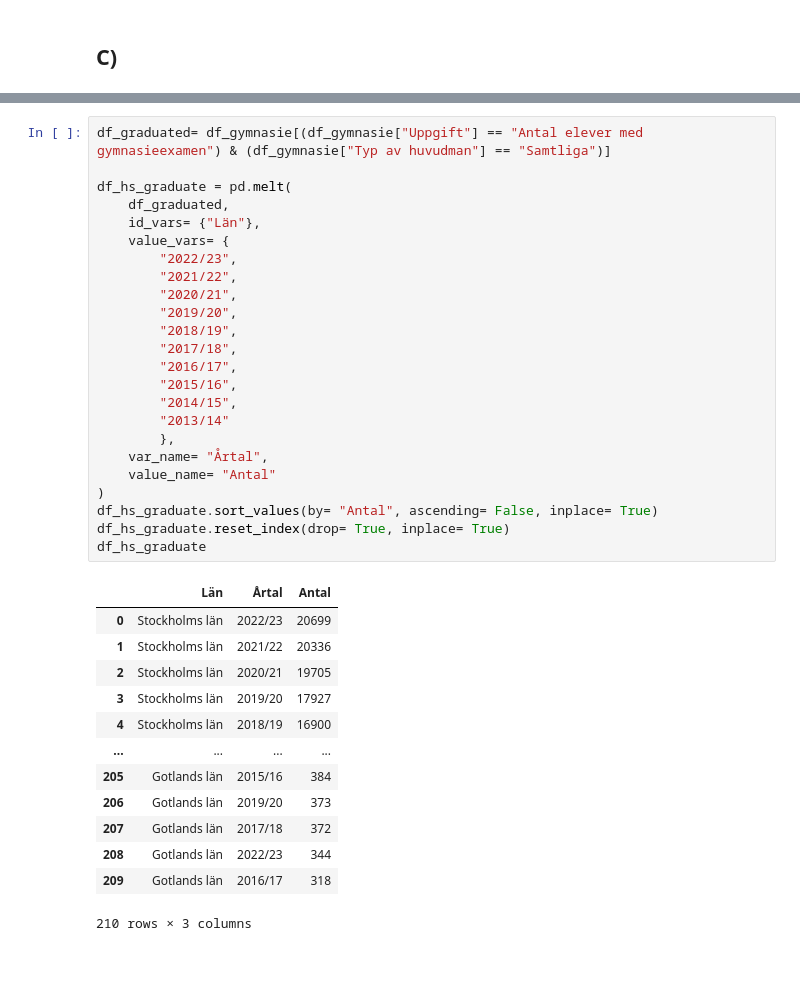
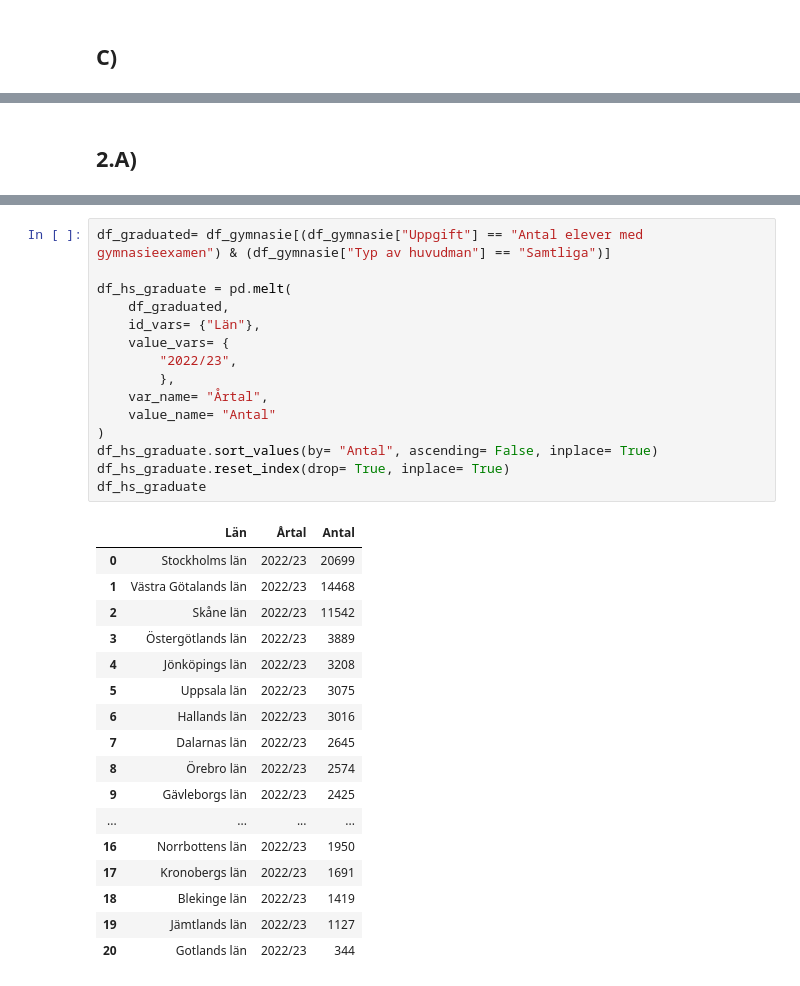
Before and after one commit to MiltonOberg/Python-Milton--sterberg-OPA23, a Jupyter notebook: Laboration2/Labb2.ipynb, the cells around one changed output, grey strips where cells are left out. Saved outputs shown, nothing was run; the diff lists cells and outputs as text.

```diff
--- a/Laboration2/Labb2.ipynb
+++ b/Laboration2/Labb2.ipynb
@@ -383,6 +387,8 @@ df_own_variables_melted.head()
 | 2 | Förgymnasial utbildning | Flickor(Genomsnitt merit 17 ämnen) | 175.6 |
 | 3 | Gymnasial utbildning | Flickor(Genomsnitt merit 17 ämnen) | 213.6 |
 | 4 | Eftergymnasial utbildning | Flickor(Genomsnitt merit 17 ämnen) | 258.1 |
+# %% [markdown]
+## 2.A)
 # %%
 df_gymnasie= pd.read_excel("../Data/Data_processing/Gymnasieskola-Jämförelse_av_betygsresultat_över_tid_2023_Län.xlsx", skiprows= 7)
 df_gymnasie.head(15)
@@ -406,38 +412,33 @@ df_gymnasie.head(15)
 # %%
 df_graduated= df_gymnasie[(df_gymnasie["Uppgift"] == "Antal elever med gymnasieexamen") & (df_gymnasie["Typ av huvudman"] == "Samtliga")]
 
 df_hs_graduate = pd.melt(
     df_graduated,
     id_vars= {"Län"},
     value_vars= {
         "2022/23",
-        "2021/22",
-        "2020/21",
-        "2019/20",
-        "2018/19",
-        "2017/18",
-        "2016/17",
-        "2015/16",
-        "2014/15",
-        "2013/14"
         },
     var_name= "Årtal",
     value_name= "Antal"
 )
 df_hs_graduate.sort_values(by= "Antal", ascending= False, inplace= True)
 df_hs_graduate.reset_index(drop= True, inplace= True)
 df_hs_graduate
 # %% [output]
 |  | Län | Årtal | Antal |
 | 0 | Stockholms län | 2022/23 | 20699 |
-| 1 | Stockholms län | 2021/22 | 20336 |
-| 2 | Stockholms län | 2020/21 | 19705 |
-| 3 | Stockholms län | 2019/20 | 17927 |
-| 4 | Stockholms län | 2018/19 | 16900 |
+| 1 | Västra Götalands län | 2022/23 | 14468 |
+| 2 | Skåne län | 2022/23 | 11542 |
+| 3 | Östergötlands län | 2022/23 | 3889 |
+| 4 | Jönköpings län | 2022/23 | 3208 |
+| 5 | Uppsala län | 2022/23 | 3075 |
+| 6 | Hallands län | 2022/23 | 3016 |
+| 7 | Dalarnas län | 2022/23 | 2645 |
+| 8 | Örebro län | 2022/23 | 2574 |
+| 9 | Gävleborgs län | 2022/23 | 2425 |
 | ... | ... | ... | ... |
-| 205 | Gotlands län | 2015/16 | 384 |
-| 206 | Gotlands län | 2019/20 | 373 |
-| 207 | Gotlands län | 2017/18 | 372 |
-| 208 | Gotlands län | 2022/23 | 344 |
-| 209 | Gotlands län | 2016/17 | 318 |
+| 16 | Norrbottens län | 2022/23 | 1950 |
+| 17 | Kronobergs län | 2022/23 | 1691 |
+| 18 | Blekinge län | 2022/23 | 1419 |
+| 19 | Jämtlands län | 2022/23 | 1127 |
+| 20 | Gotlands län | 2022/23 | 344 |
-210 rows × 3 columns
```
Also changed, not shown: parts of 4 cells of this notebook, 2 other files.
